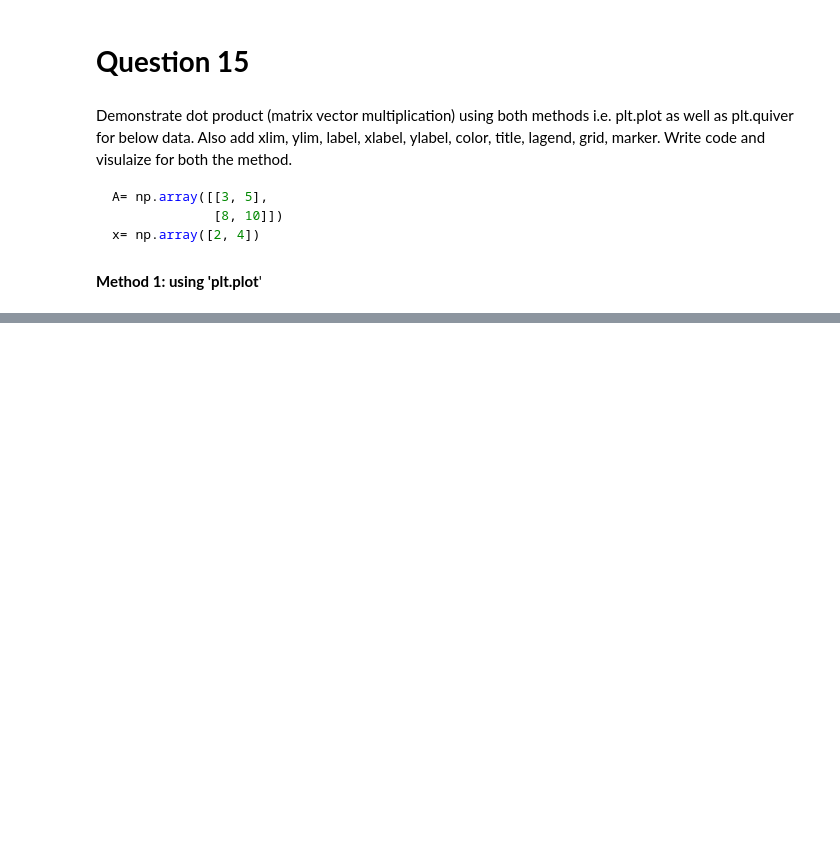
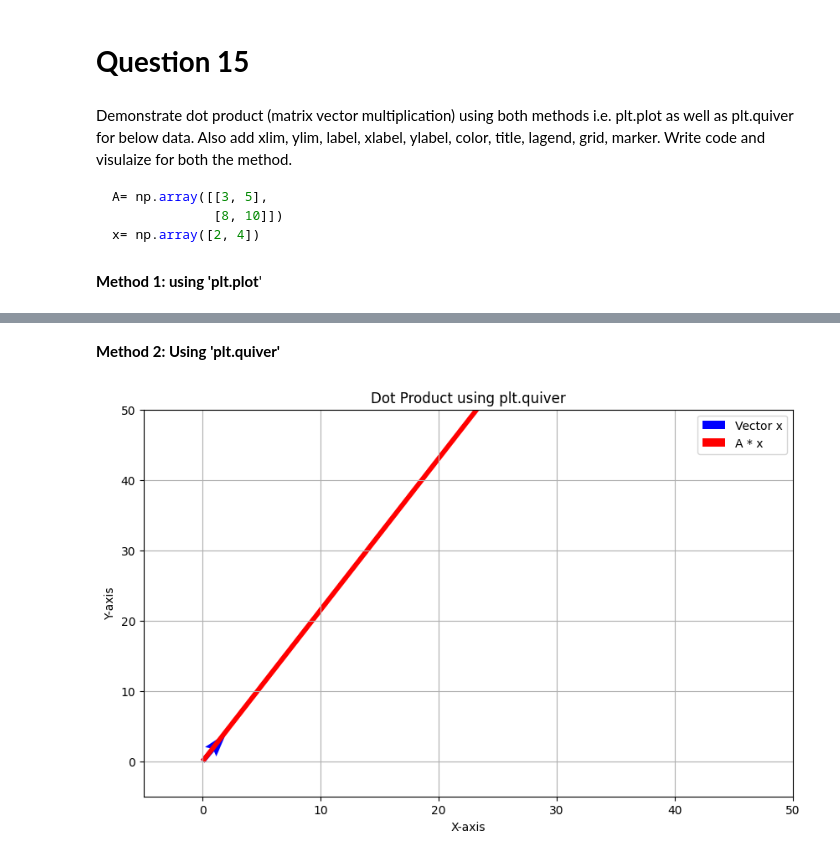
Before and after one commit to Rizwansaifi571/Data_Visualization_Using_Python, a Jupyter notebook: Question_15.ipynb, the cells around one changed output, grey strips where cells are left out. Drawn from its saved outputs; the diff is of its cells as text; code cells hidden in the pictures; blank space fills up the shorter version.

```diff
--- a/Question_15.ipynb
+++ b/Question_15.ipynb
@@ -39,0 +53,41 @@ plt.show()
+# %% [markdown]
+__Method 2: Using 'plt.quiver'__
+# %%
+import numpy as np
+import matplotlib.pyplot as plt
+
+# Define the matrix A and vector x
+A = np.array([[3, 5], [8, 10]])
+x = np.array([2, 4])
+
+# Perform matrix-vector multiplication
+result = A.dot(x)
+
+# Plotting
+plt.figure(figsize=(10, 6))
+
+# Plotting the original vector x using quiver
+plt.quiver(0, 0, x[0], x[1], angles='xy', scale_units='xy', scale=1, color='b', label='Vector x')
+
+# Plotting the resulting vector A*x using quiver
+plt.quiver(0, 0, result[0], result[1], angles='xy', scale_units='xy', scale=1, color='r', label='A * x')
+
+# Setting the limits
+plt.xlim(-5, 50)
+plt.ylim(-5, 50)
+
+# Adding labels and title
+plt.xlabel('X-axis')
+plt.ylabel('Y-axis')
+plt.title('Dot Product using plt.quiver')
+
+# Adding legend
+plt.legend()
+
+# Adding grid
+plt.grid(True)
+
+# Display the plot
+plt.show()
+# %% [output]
+[figure, added]
```
Also changed, not shown: parts of 1 cell of this notebook.
